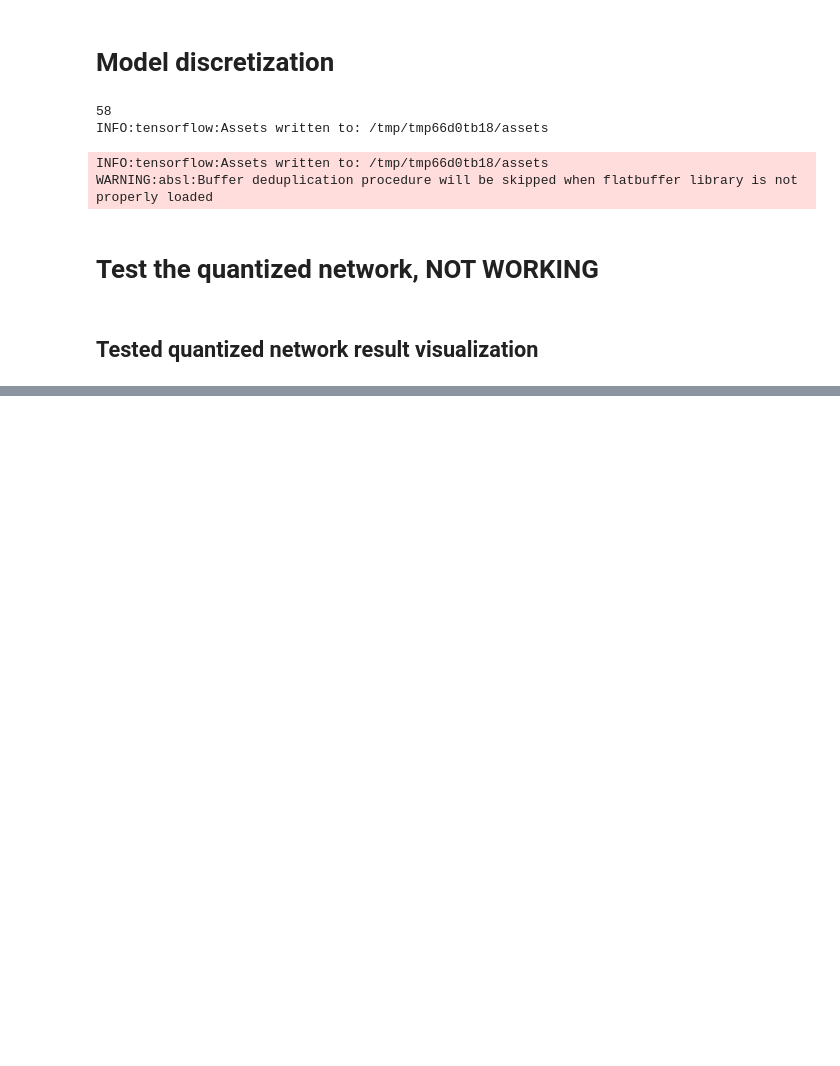
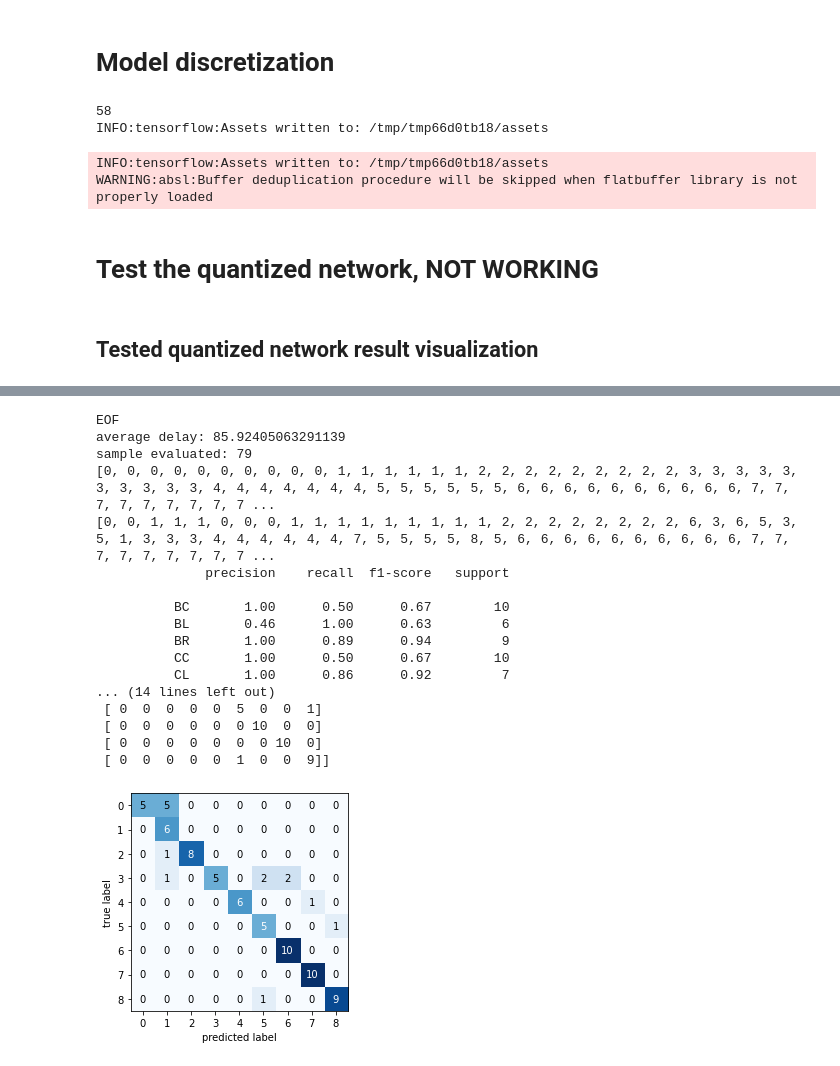
Before and after one commit to FlavioGalasso/Real-Time-Embedded-Zone-Classification-for-Robocup-Junior-Soccer, a Jupyter notebook: Zone_Classification_For_RobocupJunior.ipynb, the cells around one changed output, grey strips where cells are left out. Saved outputs shown, nothing was run; the diff lists cells and outputs as text; code cells hidden in the pictures; blank space fills up the shorter version.

Commit message:
Creato con Colaboratory

```diff
--- a/Zone_Classification_For_RobocupJunior.ipynb
+++ b/Zone_Classification_For_RobocupJunior.ipynb
@@ -462,0 +466,3 @@ tflite_q_pred_dataframe.head()
+# %%
+from google.colab import files
+uploaded = files.upload()
@@ -462,0 +472,70 @@ tflite_q_pred_dataframe.head()
+# %%
+import ast
+
+def plotMatQuant(true_classes,predicted_classes):
+  global classnames
+  print(true_classes)
+  print(predicted_classes)
+  report = classification_report(true_classes, predicted_classes, target_names=classnames)
+  print(report)
+  conf = confusion_matrix(true_classes, predicted_classes)
+  print(conf)
+  plot_confusion_matrix(conf)
+
+y_pred = []
+ori_tags = []
+delay_median = 0
+sample_count = 0
+
+
+
+with open(list(uploaded.keys())[0], "r") as log:
+  while(True):
+    sample_count += 1
+    filename = log.readline()
+    if(filename == "" or filename == None):
+      print("EOF")
+      break
+    filename = filename.replace("\n","")
+
+    originalclass = log.readline()
+    originalclass = originalclass.replace("\n","")
+    originalclass = classnames.index(originalclass)
+    ori_tags.append(originalclass)
+
+    predictions = log.readline()
+    predictions = predictions.replace("\n","")
+    predictions = ast.literal_eval(predictions)
+    predictedclass = np.argmax(predictions)
+    y_pred.append(predictedclass)
+
+    _ = log.readline()
+
+    delay = log.readline()
+    delay = delay.replace("\n","")
+    delay = delay.replace("ms","")
+    delay = ast.literal_eval(delay)
+    delay_median += delay
+  delay_median = delay_median / sample_count
+  print("average delay:", delay_median)
+  print("sample evaluated:", sample_count)
+  plotMatQuant(ori_tags,y_pred)
+# %% [output]
+EOF
+average delay: 85.92405063291139
+sample evaluated: 79
+[0, 0, 0, 0, 0, 0, 0, 0, 0, 0, 1, 1, 1, 1, 1, 1, 2, 2, 2, 2, 2, 2, 2, 2, 2, 3, 3, 3, 3, 3, 3, 3, 3, 3, 3, 4, 4, 4, 4, 4, 4, 4, 5, 5, 5, 5, 5, 5, 6, 6, 6, 6, 6, 6, 6, 6, 6, 6, 7, 7, 7, 7, 7, 7, 7, 7, 7 ...
+[0, 0, 1, 1, 1, 0, 0, 0, 1, 1, 1, 1, 1, 1, 1, 1, 1, 2, 2, 2, 2, 2, 2, 2, 2, 6, 3, 6, 5, 3, 5, 1, 3, 3, 3, 4, 4, 4, 4, 4, 4, 7, 5, 5, 5, 5, 8, 5, 6, 6, 6, 6, 6, 6, 6, 6, 6, 6, 7, 7, 7, 7, 7, 7, 7, 7, 7 ...
+              precision    recall  f1-score   support
+
+          BC       1.00      0.50      0.67        10
+          BL       0.46      1.00      0.63         6
+          BR       1.00      0.89      0.94         9
+          CC       1.00      0.50      0.67        10
+          CL       1.00      0.86      0.92         7
+... (14 lines left out)
+ [ 0  0  0  0  0  5  0  0  1]
+ [ 0  0  0  0  0  0 10  0  0]
+ [ 0  0  0  0  0  0  0 10  0]
+ [ 0  0  0  0  0  1  0  0  9]]
+[figure, added]
```
Also changed, not shown: parts of 4 cells of this notebook.
